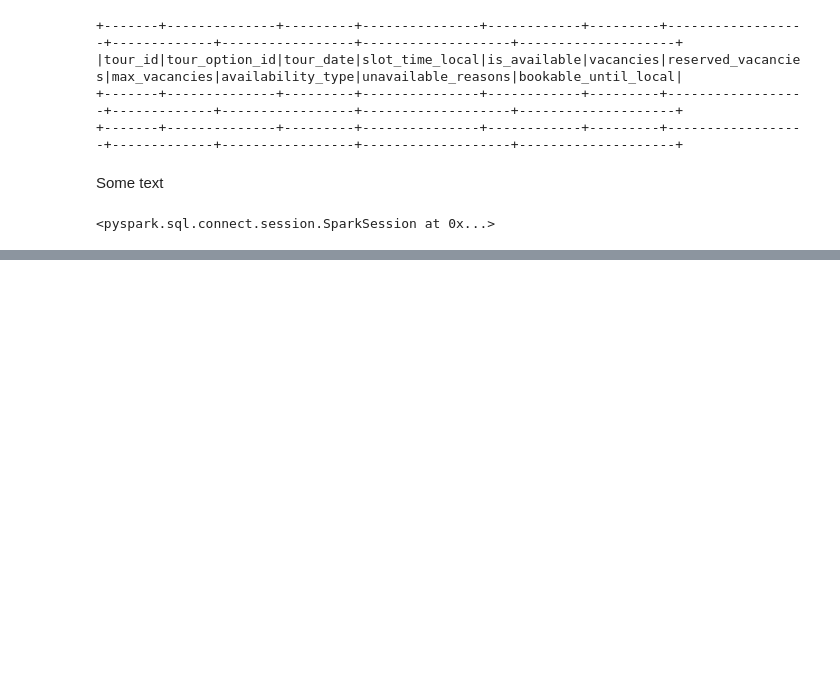
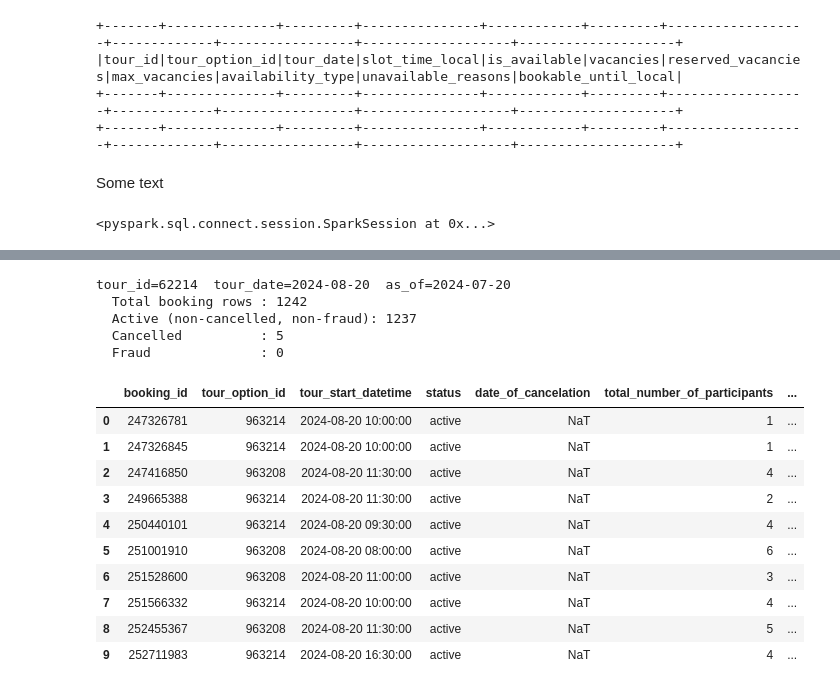
Before and after one commit to sergey-rubtsovenko-gyg/research, a Jupyter notebook: demand_forecast/notebooks/eda/availability.ipynb, the cells around one changed output, grey strips where cells are left out. Cells and saved outputs as stored; diff of their text form; code cells hidden in the pictures; blank space fills up the shorter version.

```diff
--- a/demand_forecast/notebooks/eda/availability.ipynb
+++ b/demand_forecast/notebooks/eda/availability.ipynb
@@ -182,3 +237,59 @@ Some text
 spark
 # %% [output]
 <pyspark.sql.connect.session.SparkSession at 0x...>
+# %%
+
+# Point-in-time correct bookings for a tour on a given tour_date, as of booking_date
+# Uses gyg__booking_history (Debezium CDC) — one row per change event;
+# we take the latest state per booking_id before booking_date cutoff.
+
+TOUR_ID      = 62214
+TOUR_DATE    = "2024-08-20"
+BOOKING_DATE = "2024-07-20"  # the point-in-time: "what did we know on this date?"
+
+pit_sql = f"""
+WITH tour_option_ids AS (
+    SELECT DISTINCT tour_option_id
+    FROM production.dwh.fact_booking
+    WHERE tour_id = {TOUR_ID}
+),
+history_before_date AS (
+    SELECT
+        h.*,
+        ROW_NUMBER() OVER (PARTITION BY h.booking_id ORDER BY h.dbz_timestamp DESC) AS rn
+    FROM production.db_mirror_dbz.gyg__booking_history h
+    JOIN tour_option_ids t ON h.tour_option_id = t.tour_option_id
+    WHERE DATE(h.tour_start_datetime) = '{TOUR_DATE}'
+      AND h.dbz_timestamp            <= TIMESTAMP('{BOOKING_DATE} 23:59:59')
+)
+SELECT
+    booking_id,
+    tour_option_id,
+    tour_start_datetime,
+    status,
+    date_of_cancelation,
+    total_number_of_participants,
+    customer_total_price,
+    fraud,
+    operation,
+    dbz_timestamp            AS last_change_before_booking_date
+FROM history_before_date
+WHERE rn = 1
+  AND operation != 'd'
+ORDER BY booking_id
+"""
+
+df_pit = spark.sql(pit_sql).toPandas()
+
+total       = len(df_pit)
+active      = len(df_pit[df_pit["date_of_cancelation"].isna() & (df_pit["fraud"] == False)])
+cancelled   = df_pit["date_of_cancelation"].notna().sum()
+fraud_count = (df_pit["fraud"] == True).sum()
+
+print(f"tour_id={TOUR_ID}  tour_date={TOUR_DATE}  as_of={BOOKING_DATE}")
+print(f"  Total booking rows : {total}")
+print(f"  Active (non-cancelled, non-fraud): {active}")
+print(f"  Cancelled          : {cancelled}")
+print(f"  Fraud              : {fraud_count}")
+df_pit.head(10)
+# %% [output]
@@ -184,0 +297,16 @@ spark
+tour_id=62214  tour_date=2024-08-20  as_of=2024-07-20
+  Total booking rows : 1242
+  Active (non-cancelled, non-fraud): 1237
+  Cancelled          : 5
+  Fraud              : 0
+|  | booking_id | tour_option_id | tour_start_datetime | status | date_of_cancelation | total_number_of_participants | ... |
+| 0 | 247326781 | 963214 | 2024-08-20 10:00:00 | active | NaT | 1 | ... |
+| 1 | 247326845 | 963214 | 2024-08-20 10:00:00 | active | NaT | 1 | ... |
+| 2 | 247416850 | 963208 | 2024-08-20 11:30:00 | active | NaT | 4 | ... |
+| 3 | 249665388 | 963214 | 2024-08-20 11:30:00 | active | NaT | 2 | ... |
+| 4 | 250440101 | 963214 | 2024-08-20 09:30:00 | active | NaT | 4 | ... |
+| 5 | 251001910 | 963208 | 2024-08-20 08:00:00 | active | NaT | 6 | ... |
+| 6 | 251528600 | 963208 | 2024-08-20 11:00:00 | active | NaT | 3 | ... |
+| 7 | 251566332 | 963214 | 2024-08-20 10:00:00 | active | NaT | 4 | ... |
+| 8 | 252455367 | 963208 | 2024-08-20 11:30:00 | active | NaT | 5 | ... |
+| 9 | 252711983 | 963214 | 2024-08-20 16:30:00 | active | NaT | 4 | ... |
```
Also changed, not shown: parts of 10 cells of this notebook, 37 other files.
